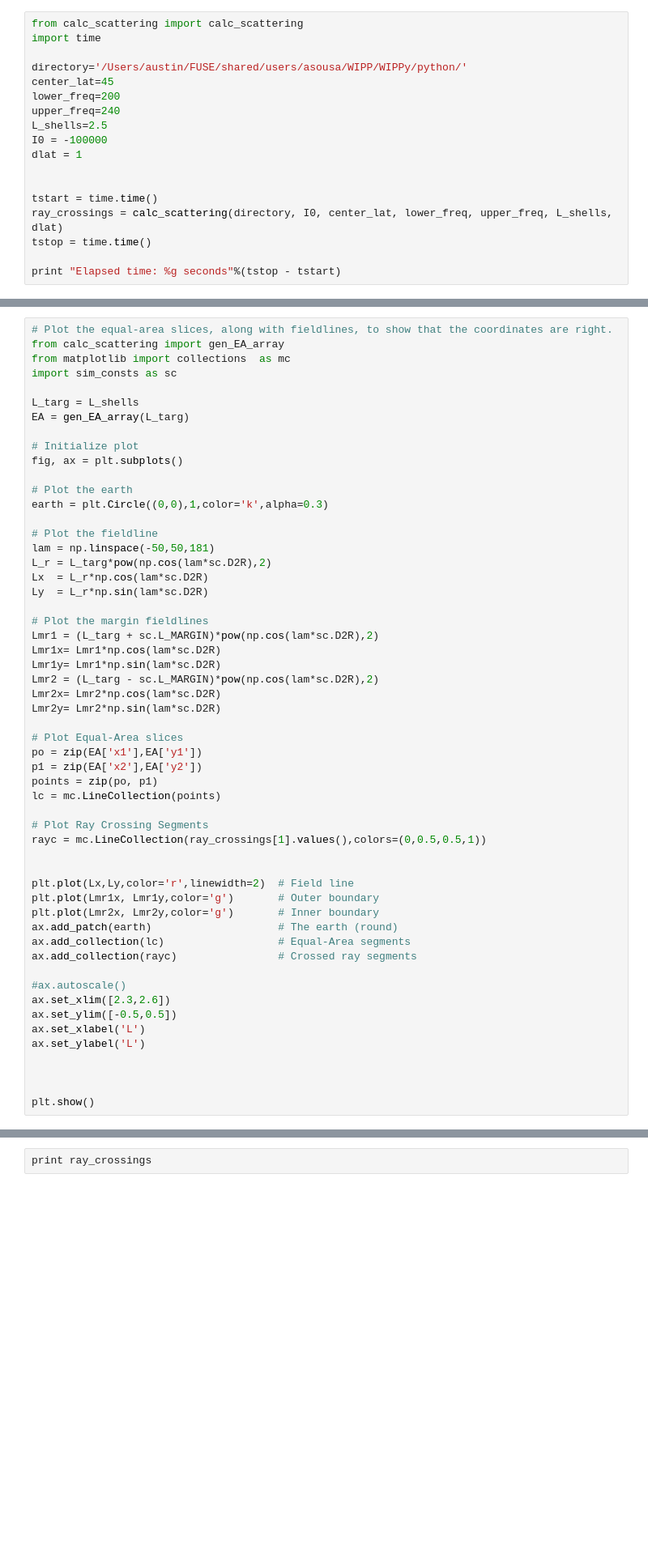
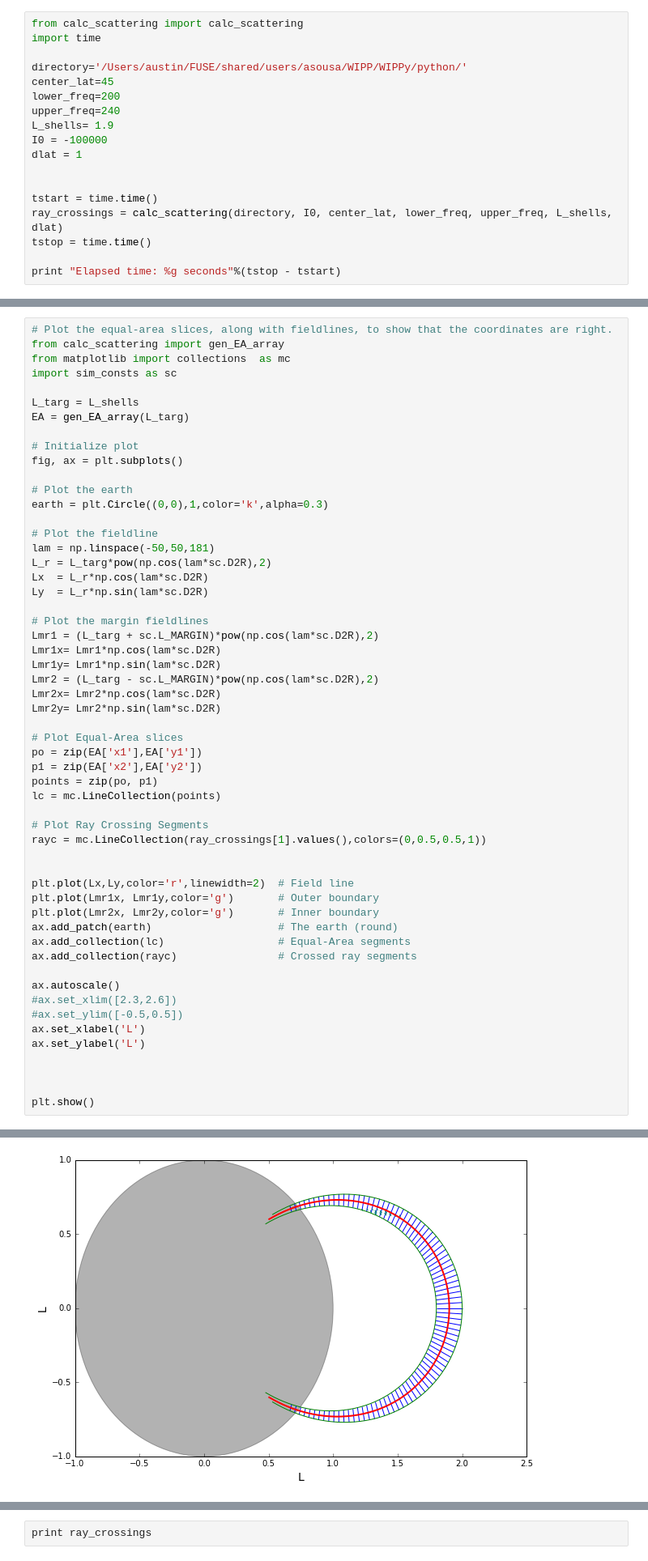
Before and after one commit to asousa/WIPPy, a Jupyter notebook: testbench.ipynb, the cells around one changed output, grey strips where cells are left out. Shown at 81% size. Saved outputs shown, nothing was run; the diff lists cells and outputs as text; blank space fills up the shorter version.

```diff
--- a/testbench.ipynb
+++ b/testbench.ipynb
@@ -41,7 +38,7 @@ directory='/Users/austin/FUSE/shared/users/asousa/WIPP/WIPPy/python/'
 center_lat=45
 lower_freq=200
 upper_freq=240
-L_shells=2.5
+L_shells= 1.9
 I0 = -100000
 dlat = 1
 
@@ -115,9 +112,9 @@ ax.add_patch(earth)                    # The earth (round)
 ax.add_collection(lc)                  # Equal-Area segments
 ax.add_collection(rayc)                # Crossed ray segments
 
-#ax.autoscale()
-ax.set_xlim([2.3,2.6])
-ax.set_ylim([-0.5,0.5])
+ax.autoscale()
+#ax.set_xlim([2.3,2.6])
+#ax.set_ylim([-0.5,0.5])
 ax.set_xlabel('L')
 ax.set_ylabel('L')
 
@@ -129,3 +125,4 @@ TypeError: 'NoneType' object has no attribute '__getitem__'
+[figure, added]
 # %%
 tmp = ray_crossings[0]
 tmp.values()
```
Also changed, not shown: parts of 5 cells of this notebook, 2 other files.
